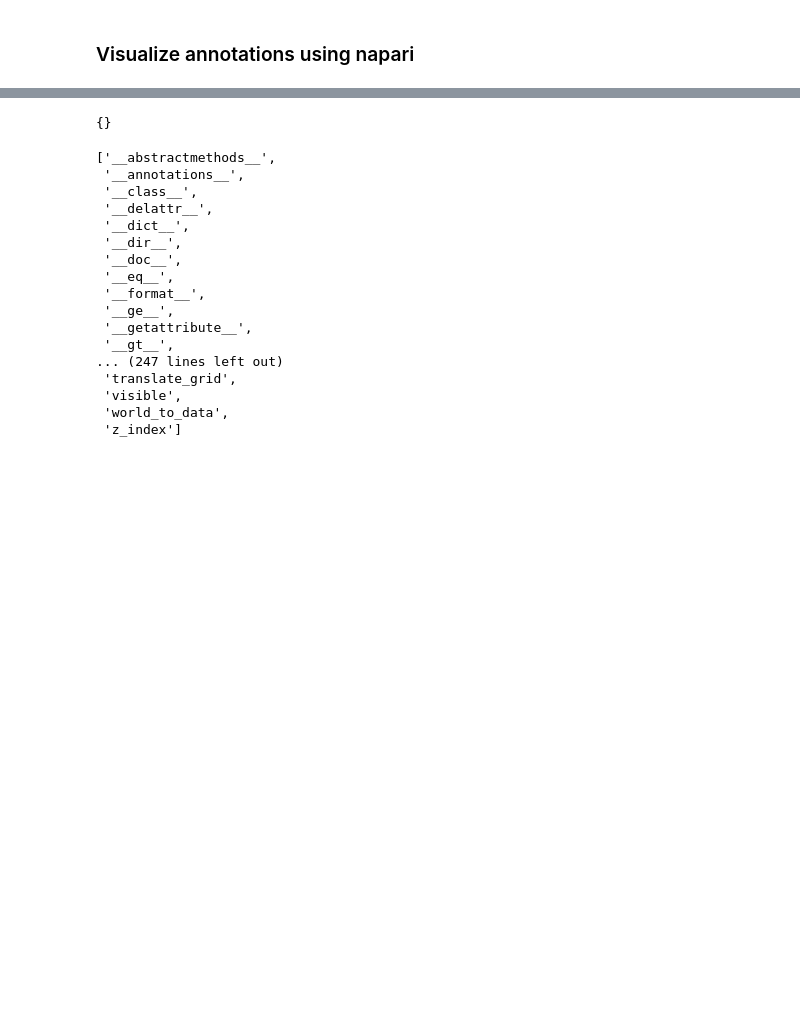
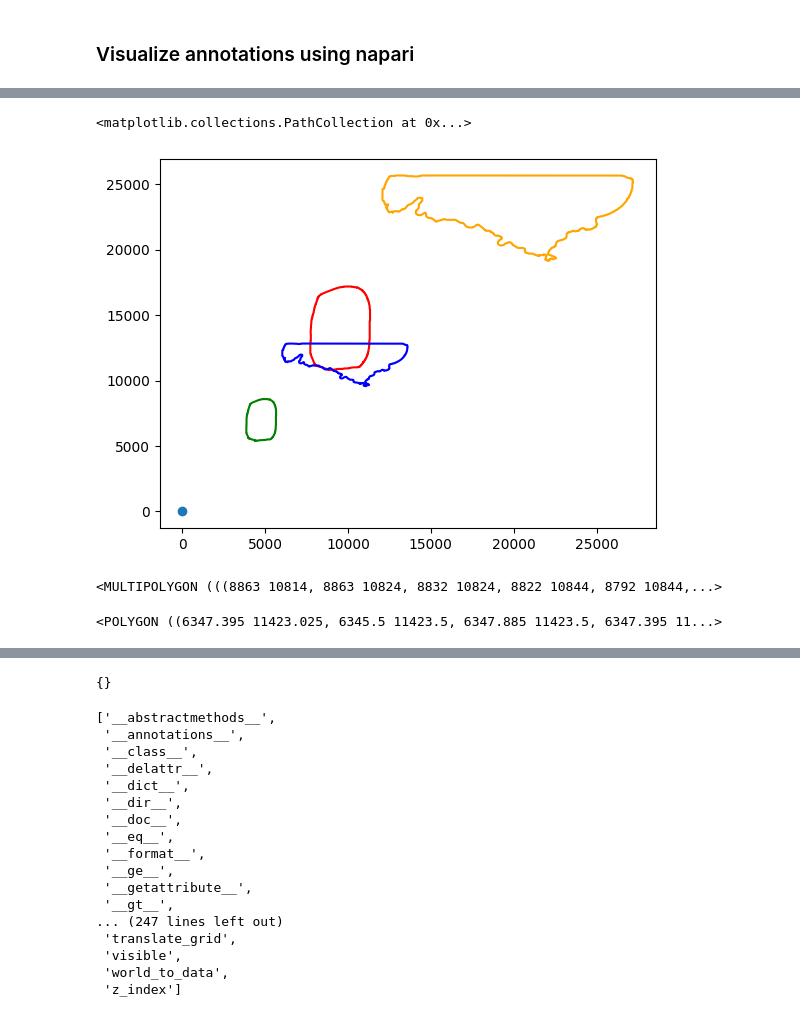
Before and after one commit to b-lemke98/InSituPy-1, a Jupyter notebook: notebooks/dev/04_InSituPy_demo_annotations_widget_tests.ipynb, the cells around one changed output, grey strips where cells are left out. Saved outputs shown, nothing was run; the diff lists cells and outputs as text; code cells hidden in the pictures; blank space fills up the shorter version.

```diff
--- a/notebooks/dev/04_InSituPy_demo_annotations_widget_tests.ipynb
+++ b/notebooks/dev/04_InSituPy_demo_annotations_widget_tests.ipynb
@@ -181,0 +180,25 @@ xd.viewer.layers['Shapes'].properties
+# %%
+import matplotlib.pyplot as plt
+from shapely.affinity import scale
+
+p = xd.annotations.demo.geometry[0]
+p_scaled = scale(p, xfact=0.5, yfact=0.5,
+                 origin=(0,0)
+                 )
+p2 = xd.annotations.demo2.geometry[2]
+p2_scaled = scale(p2, xfact=0.5, yfact=0.5,
+                 origin=(0,0)
+)
+
+
+plt.plot(*p.exterior.xy, c='red')
+plt.plot(*p_scaled.exterior.xy, c='green')
+for geom in p2.geoms:
+    plt.plot(*geom.exterior.xy, c='orange')
+for geom in p2_scaled.geoms:
+    plt.plot(*geom.exterior.xy, c='blue')
+
+plt.scatter(0, 0)
+# %% [output]
+<matplotlib.collections.PathCollection at 0x...>
+[figure, added]
@@ -181,0 +207,8 @@ xd.viewer.layers['Shapes'].properties
+# %%
+MultiPolygon([p, p, p])
+# %% [output]
+<MULTIPOLYGON (((8863 10814, 8863 10824, 8832 10824, 8822 10844, 8792 10844,...>
+# %%
+p2_scaled.geoms[1]
+# %% [output]
+<POLYGON ((6347.395 11423.025, 6345.5 11423.5, 6347.885 11423.5, 6347.395 11...>
```
Also changed, not shown: parts of 27 cells of this notebook, 5 other files.
